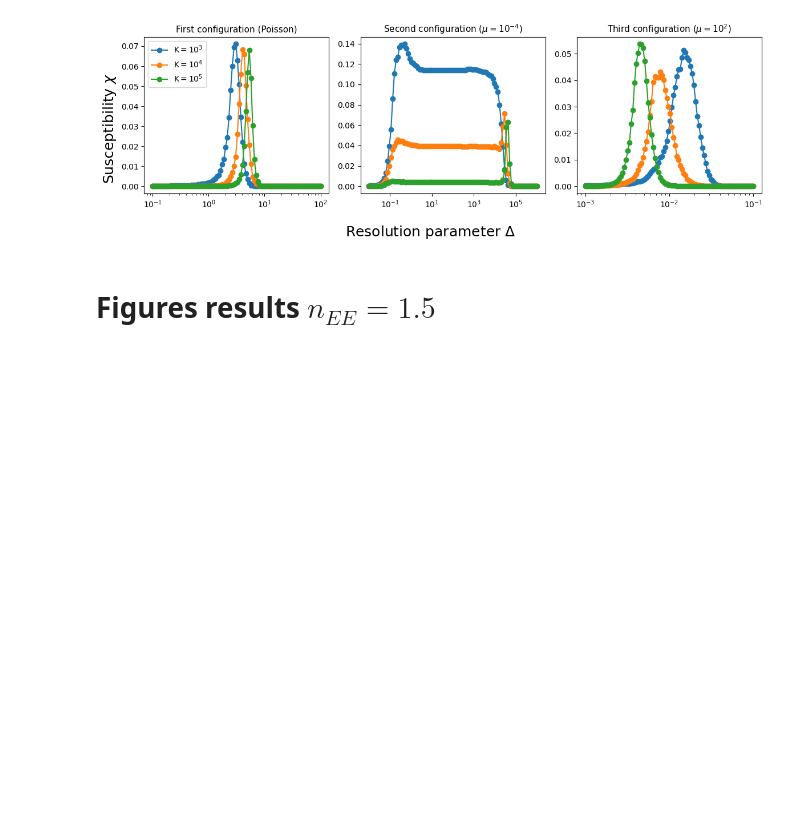
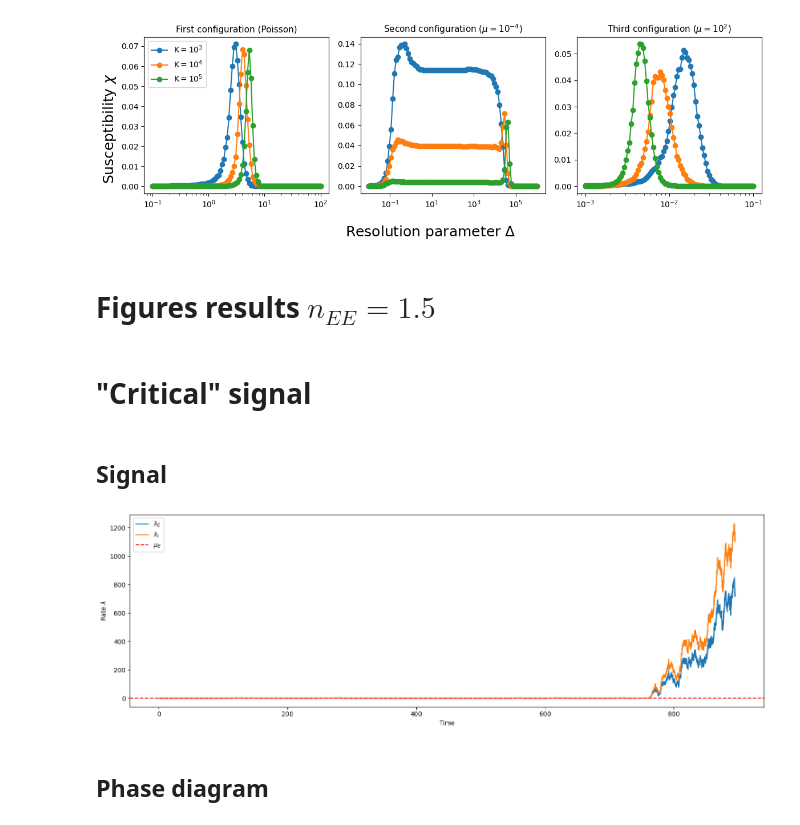
Before and after one commit to RivasAntonio/TFM, a Jupyter notebook: Códigos/Hawkes/figures_bivariate.ipynb, the cells around one changed output. Drawn from its saved outputs; the diff is of its cells as text; code cells hidden in the pictures; blank space fills up the shorter version.

```diff
--- a/Códigos/Hawkes/figures_bivariate.ipynb
+++ b/Códigos/Hawkes/figures_bivariate.ipynb
@@ -273,3 +273,28 @@ fig.tight_layout()
 [figure]
 # %% [markdown]
 # Figures results $n_{EE}=1.5$
+# %% [markdown]
+# "Critical" signal
+# %%
+muE = muI = 10**-2
+nEE = 1.5   #0.96
+nEI = 1.5     #0.24
+nIE = -0.33    #-0.3
+nII = 0. #0./10
+K = 10**5
+# %% [markdown]
+## Signal
+# %%
+times_between_events, times, rate1, rate2, reactions = generate_series_bivariate(K, nEE, nII, nEI, nIE, muE, muI)
+plt.figure(figsize=(15,5))
+plt.plot(times, rate1, label='$\lambda_E$')
+plt.plot(times, rate2, label='$\lambda_I$')
+plt.axhline(y=muE, color='r', linestyle='--', label='$\mu_E$')
+plt.xlabel('Time')
+plt.ylabel('Rate $\lambda$')
+plt.legend()
+plt.tight_layout()
+# %% [output]
+[figure, added]
+# %% [markdown]
+## Phase diagram
```
Also changed, not shown: parts of 20 cells of this notebook, 11 other files.
